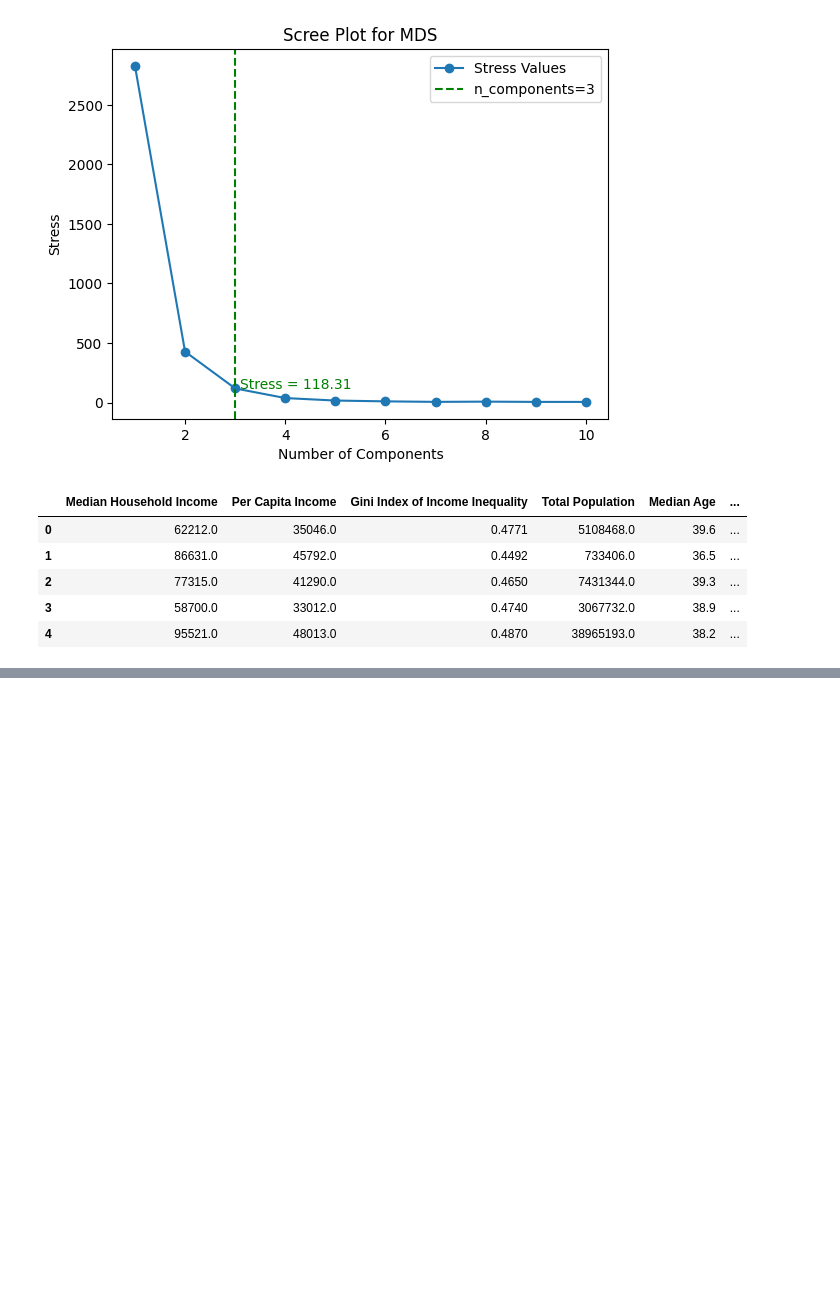
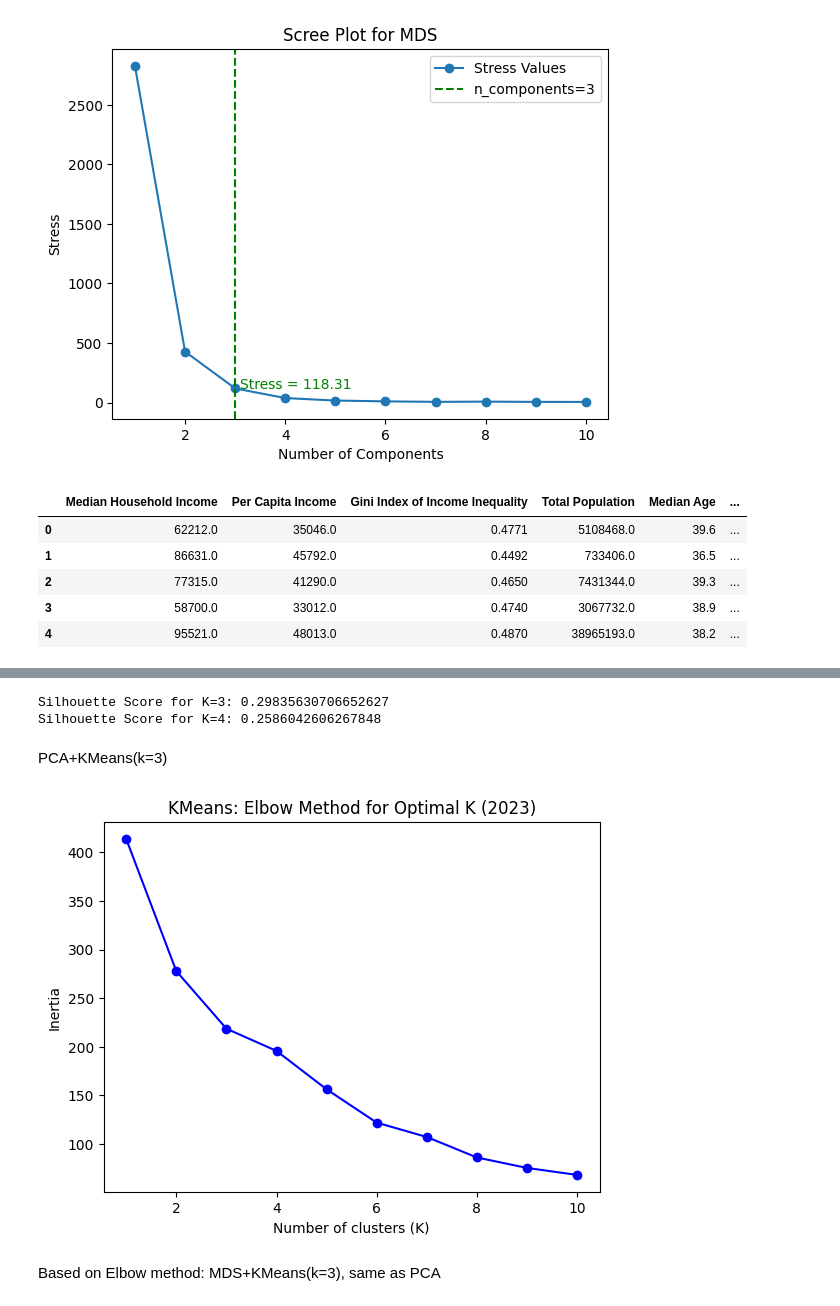
Before and after one commit to ningnonong/air-travel-project, a Jupyter notebook: EDA/MilestoneII[2].ipynb, the cells around one changed output, grey strips where cells are left out. Saved outputs shown, nothing was run; the diff lists cells and outputs as text; code cells hidden in the pictures; blank space fills up the shorter version.

```diff
--- a/EDA/MilestoneII[2].ipynb
+++ b/EDA/MilestoneII[2].ipynb
@@ -314,0 +347,55 @@ acs_with_mds_2023_df.head()
+# %%
+# Compare Silhouette Score for K=3 and K=4
+
+# For K=3
+kmeans_3 = KMeans(n_clusters=3, random_state=42)
+kmeans_3.fit(acs_with_pca_2023_df[pca_cols])
+labels_3 = kmeans_3.labels_
+
+# Compute silhouette score for K=3
+silhouette_score_k3 = silhouette_score(acs_with_pca_2023_df[pca_cols], labels_3)
+print(f'Silhouette Score for K=3: {silhouette_score_k3}')
+
+# For K=4
+kmeans_4 = KMeans(n_clusters=4, random_state=42)
+kmeans_4.fit(acs_with_pca_2023_df[pca_cols])
+labels_4 = kmeans_4.labels_
+
+# Compute silhouette score for K=4
+silhouette_score_k4 = silhouette_score(acs_with_pca_2023_df[pca_cols], labels_4)
+print(f'Silhouette Score for K=4: {silhouette_score_k4}')
+# %% [output]
+Silhouette Score for K=3: 0.29835630706652627
+Silhouette Score for K=4: 0.2586042606267848
+# %% [markdown]
+PCA+KMeans(k=3)
+# %%
+# Perform KMeans Clustering on MDS results (MDS + KMeans)
+mds_cols = [col for col in acs_with_mds_2023_df if 'MDS' in col]
+
+# Find most appropriate number of clusters
+# Define range of K values
+K = range(1, 11)
+
+# Store inertia values for each K
+# Inertia = within-cluster sum of squares (WCSS)
+inertia = []
+
+for k in K:
+    kmeans = KMeans(n_clusters=k, random_state=42)
+    kmeans.fit(acs_with_mds_2023_df[mds_cols])
+    inertia.append(kmeans.inertia_)
+
+# Plot the Elbow Method graph
+img_name = 'KMeans_with_MDS_Elbow'
+plt.plot(K, inertia, 'bo-')
+plt.xlabel('Number of clusters (K)')
+plt.ylabel('Inertia')
+plt.title('KMeans: Elbow Method for Optimal K (2023)')
+plt.savefig(f'visualizations/{img_name}.png', dpi=300)
+plt.show()
+# K=3.
+# %% [output]
+[figure, added]
+# %% [markdown]
+Based on Elbow method: MDS+KMeans(k=3), same as PCA
```
Also changed, not shown: parts of 5 cells of this notebook, 3 other files.
